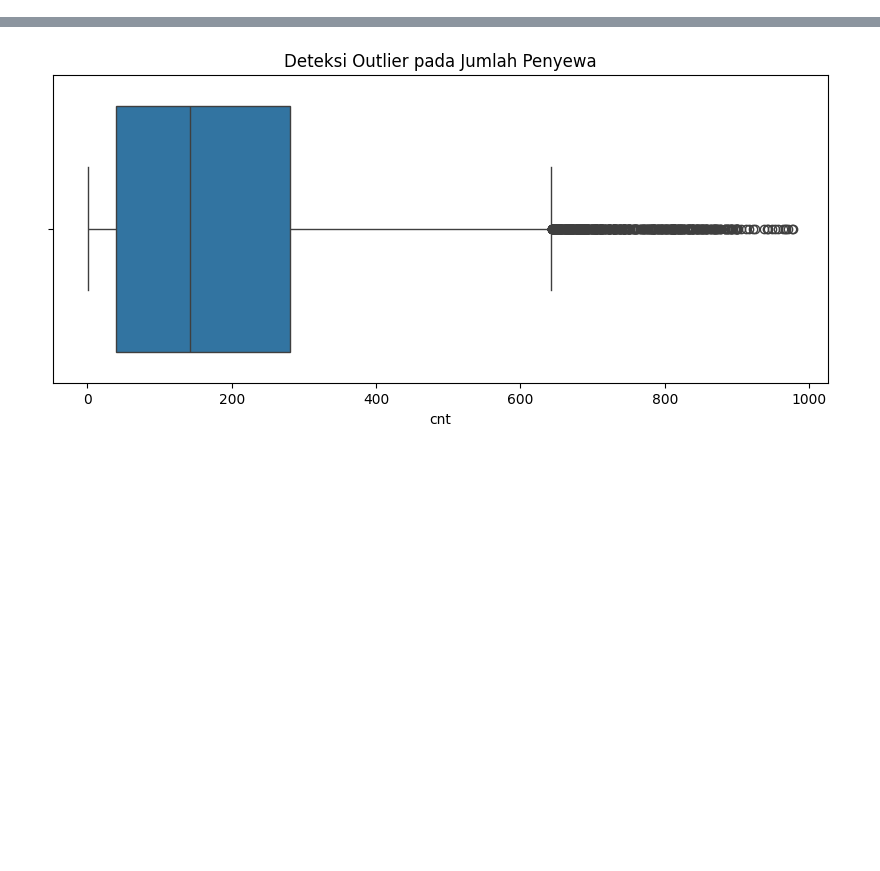
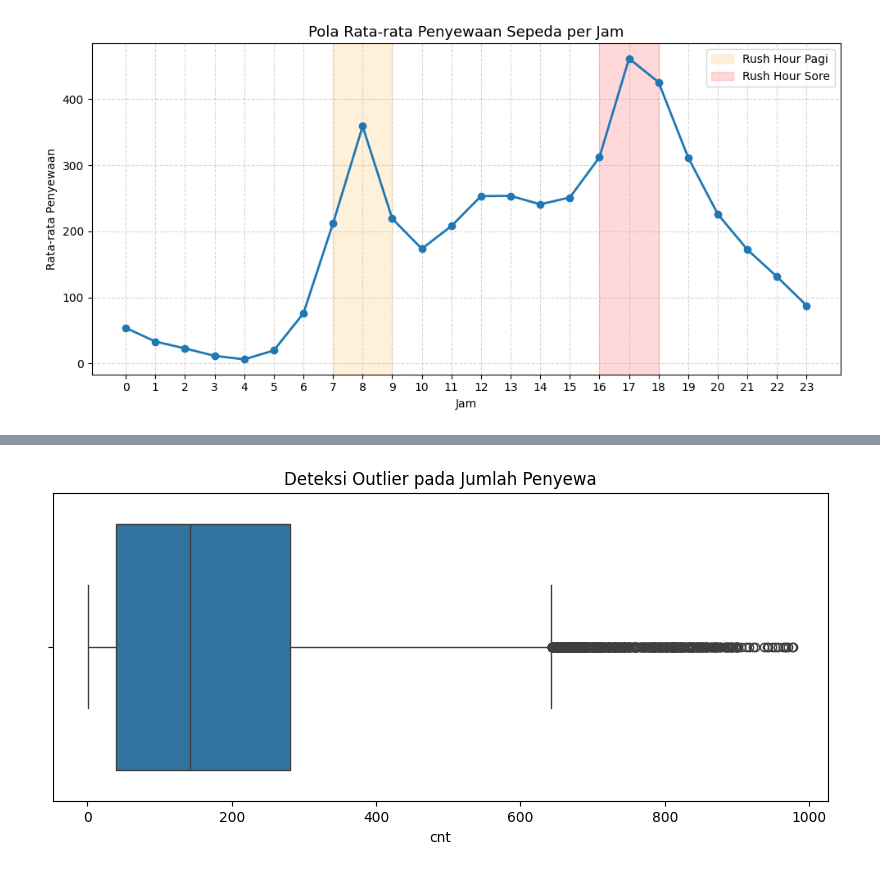
Before and after one commit to reyhanamando35/bike-rent-analysis, a Jupyter notebook: notebooks/eda.ipynb, the cells around one changed output, grey strips where cells are left out. Cells and saved outputs as stored; diff of their text form; code cells hidden in the pictures; blank space fills up the shorter version.

```diff
--- a/notebooks/eda.ipynb
+++ b/notebooks/eda.ipynb
@@ -90,0 +122,25 @@ plt.show()
+# %%
+plt.figure(figsize=(10,5))
+
+plt.plot(
+    hourly_avg.index,
+    hourly_avg.values,
+    marker='o',
+    linewidth=2
+)
+
+# Highlight jam sibuk
+plt.axvspan(7, 9, color='orange', alpha=0.15, label='Rush Hour Pagi')
+plt.axvspan(16, 18, color='red', alpha=0.15, label='Rush Hour Sore')
+
+plt.title("Pola Rata-rata Penyewaan Sepeda per Jam", fontsize=13)
+plt.xlabel("Jam")
+plt.ylabel("Rata-rata Penyewaan")
+
+plt.xticks(range(0,24))
+plt.grid(True, linestyle='--', alpha=0.5)
+plt.legend()
+plt.tight_layout()
+plt.show()
+# %% [output]
+[figure, added]
```
Also changed, not shown: parts of 11 cells of this notebook.
